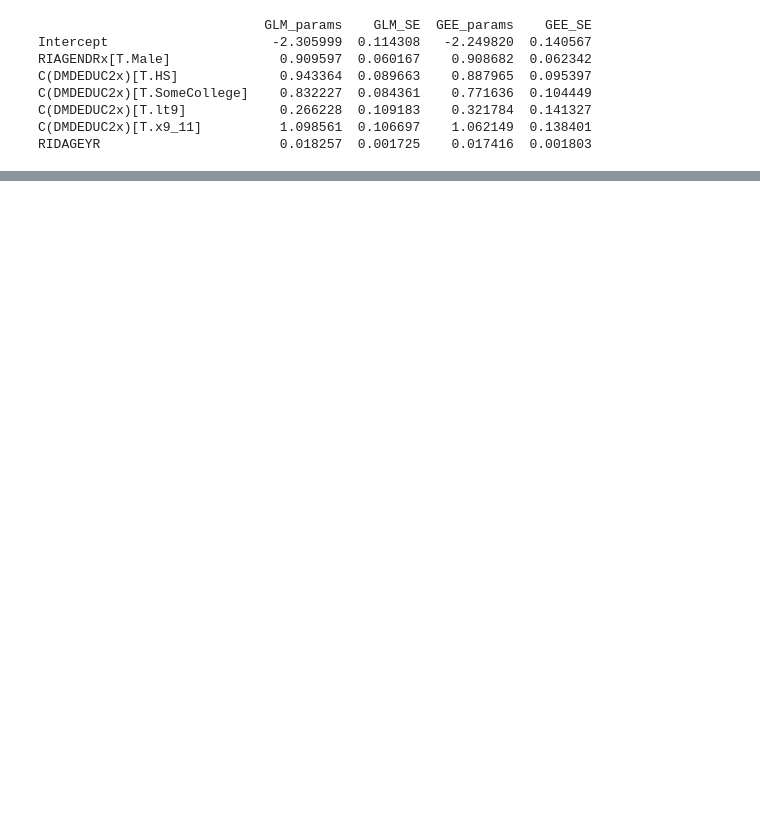
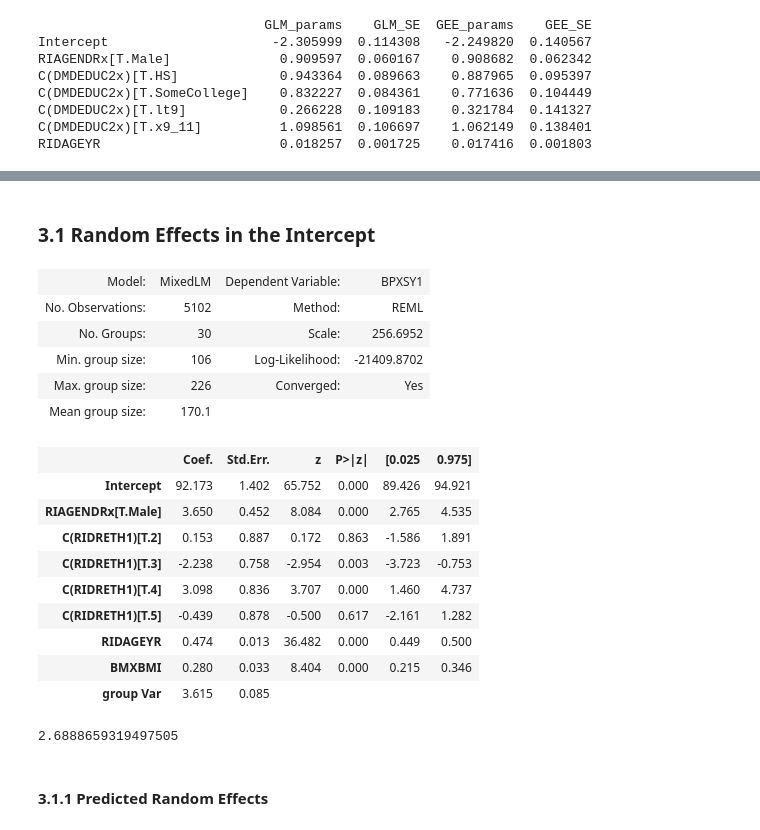
Before and after one commit to mxagar/statistics_with_python_coursera, a Jupyter notebook: 03_Fitting_Models/lab/04_Marginal_and_Multilevel_Models_NHANES.ipynb, the cells around one changed output, grey strips where cells are left out. Cells and saved outputs as stored; diff of their text form; code cells hidden in the pictures; blank space fills up the shorter version.

```diff
--- a/03_Fitting_Models/lab/04_Marginal_and_Multilevel_Models_NHANES.ipynb
+++ b/03_Fitting_Models/lab/04_Marginal_and_Multilevel_Models_NHANES.ipynb
@@ -209,0 +245,42 @@ RIDAGEYR                       0.018257  0.001725    0.017416  0.001803
+# %% [markdown]
+### 3.1 Random Effects in the Intercept
+# %%
+# Fit a multilevel (mixed effects) model to handle dependent data
+# By default, only the intercept of the random effects is included in the level 2 formula
+# but here I explicitly define it: re_formula = "1"
+# I understand that would be equivalent to:
+# - beta_0i = beta_0 + u_0i; 1 refers to beta_0
+# - beta_1i = beta_1 + u_1i; 1 refers to beta_1
+model = sm.MixedLM.from_formula("BPXSY1 ~ RIDAGEYR + RIAGENDRx + BMXBMI + C(RIDRETH1)",
+           groups="group",
+           re_formula = "1",
+           data=da)
+result = model.fit()
+result.summary()
+# %% [output]
+| Model: | MixedLM | Dependent Variable: | BPXSY1 |
+| No. Observations: | 5102 | Method: | REML |
+| No. Groups: | 30 | Scale: | 256.6952 |
+| Min. group size: | 106 | Log-Likelihood: | -21409.8702 |
+| Max. group size: | 226 | Converged: | Yes |
+| Mean group size: | 170.1 |  |  |
+|  | Coef. | Std.Err. | z | P>|z| | [0.025 | 0.975] |
+| Intercept | 92.173 | 1.402 | 65.752 | 0.000 | 89.426 | 94.921 |
+| RIAGENDRx[T.Male] | 3.650 | 0.452 | 8.084 | 0.000 | 2.765 | 4.535 |
+| C(RIDRETH1)[T.2] | 0.153 | 0.887 | 0.172 | 0.863 | -1.586 | 1.891 |
+| C(RIDRETH1)[T.3] | -2.238 | 0.758 | -2.954 | 0.003 | -3.723 | -0.753 |
+| C(RIDRETH1)[T.4] | 3.098 | 0.836 | 3.707 | 0.000 | 1.460 | 4.737 |
+| C(RIDRETH1)[T.5] | -0.439 | 0.878 | -0.500 | 0.617 | -2.161 | 1.282 |
+| RIDAGEYR | 0.474 | 0.013 | 36.482 | 0.000 | 0.449 | 0.500 |
+| BMXBMI | 0.280 | 0.033 | 8.404 | 0.000 | 0.215 | 0.346 |
+| group Var | 3.615 | 0.085 |  |  |  |  |
+# %%
+# Look at group Var: Variance of groups (clusters retreived from masking variables)
+# If we choose two groups at random, their random effects differ on average
+# by sqrt(2*'group Var') = 2.68
+# This is equivalent to: Female -> Male; 6 years of aging
+np.sqrt(2*3.615)
+# %% [output]
+2.6888659319497505
+# %% [markdown]
+#### 3.1.1 Predicted Random Effects
```
Also changed, not shown: parts of 17 cells of this notebook.
